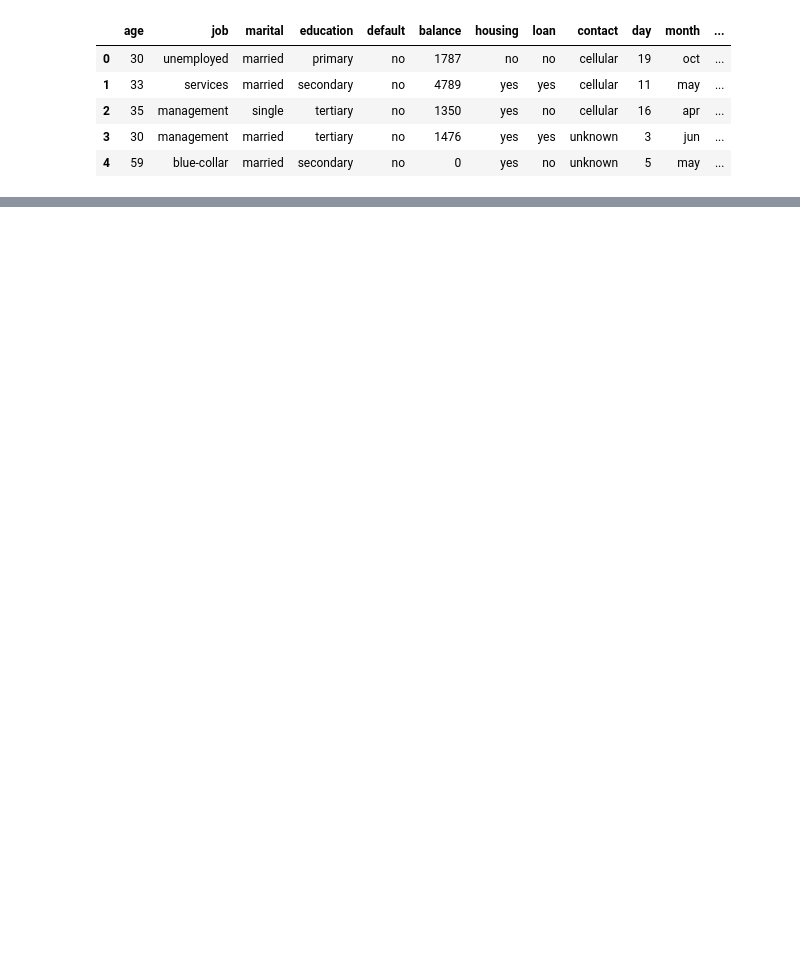
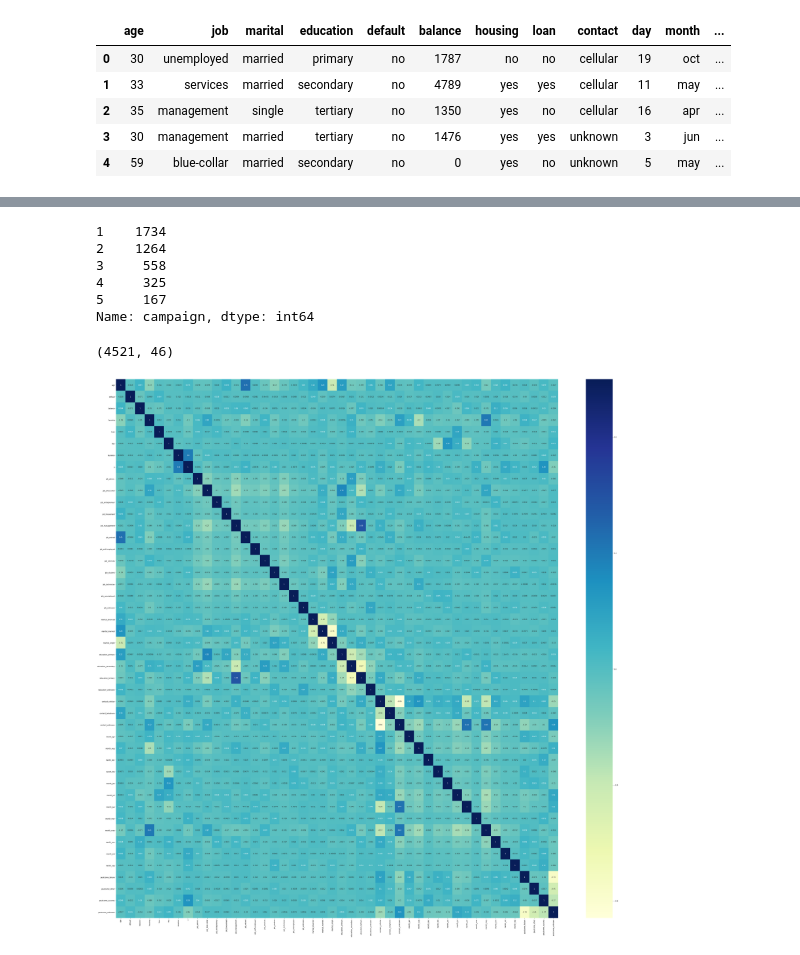
Before and after one commit to shivachandrakante/upGrad_BankMarketing, a Jupyter notebook: Bank_Marketing.ipynb, the cells around one changed output, grey strips where cells are left out. Drawn from its saved outputs; the diff is of its cells as text; code cells hidden in the pictures; blank space fills up the shorter version.

```diff
--- a/Bank_Marketing.ipynb
+++ b/Bank_Marketing.ipynb
@@ -14,0 +87,9 @@ df.head()
+# %%
+# List of variables to map
+binary_columns=['default','housing','loan','y']
+# Defining the map function
+def mapping(x):
+    return x.map({'yes': 1, "no": 0})
+
+# Applying the function to the housing list
+df[binary_columns] = df[binary_columns].apply(mapping)
@@ -14,0 +105,12 @@ df.head()
+# %%
+# Creating dummy variables for the remaining categorical variables and dropping the level with big names.
+job_dummies=pd.get_dummies(df['job'],prefix='job')
+marital_dummies=pd.get_dummies(df['marital'],prefix='marital')
+education_dummies=pd.get_dummies(df['education'],prefix='education')
+contact_dummies=pd.get_dummies(df['contact'],prefix='contact')
+month_dummies=pd.get_dummies(df['month'],prefix='month')
+poutcome_dummies=pd.get_dummies(df['poutcome'],prefix='poutcome')
+df=pd.concat([df,job_dummies,marital_dummies,education_dummies,contact_dummies,month_dummies,poutcome_dummies],axis=1)
+# %%
+df.drop(['job','marital','education','contact','month','poutcome'],axis=1,inplace=True)
+df.head()
@@ -14,0 +158,15 @@ df.head()
+# %%
+df['campaign'].value_counts().head()
+# %% [output]
+1    1734
+2    1264
+3     558
+4     325
+5     167
+Name: campaign, dtype: int64
+# %%
+df.drop(['pdays','previous','campaign'],axis=1,inplace=True)
+# %%
+df.shape
+# %% [output]
+(4521, 46)
@@ -14,0 +178,6 @@ df.head()
+# %%
+plt.figure(figsize=(60,60))
+sns.heatmap(df.corr(), cmap="YlGnBu", annot = True)
+plt.show()
+# %% [output]
+[figure, added]
```
Also changed, not shown: parts of 44 cells of this notebook, 1 other file.
